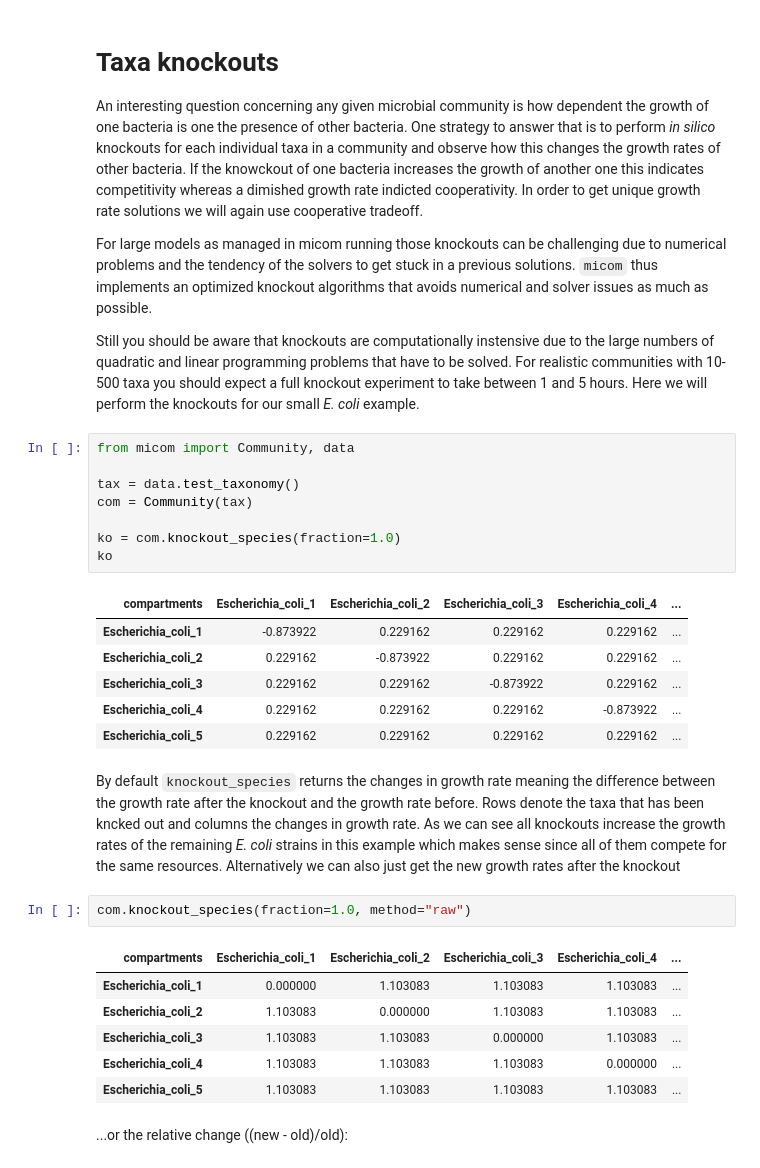
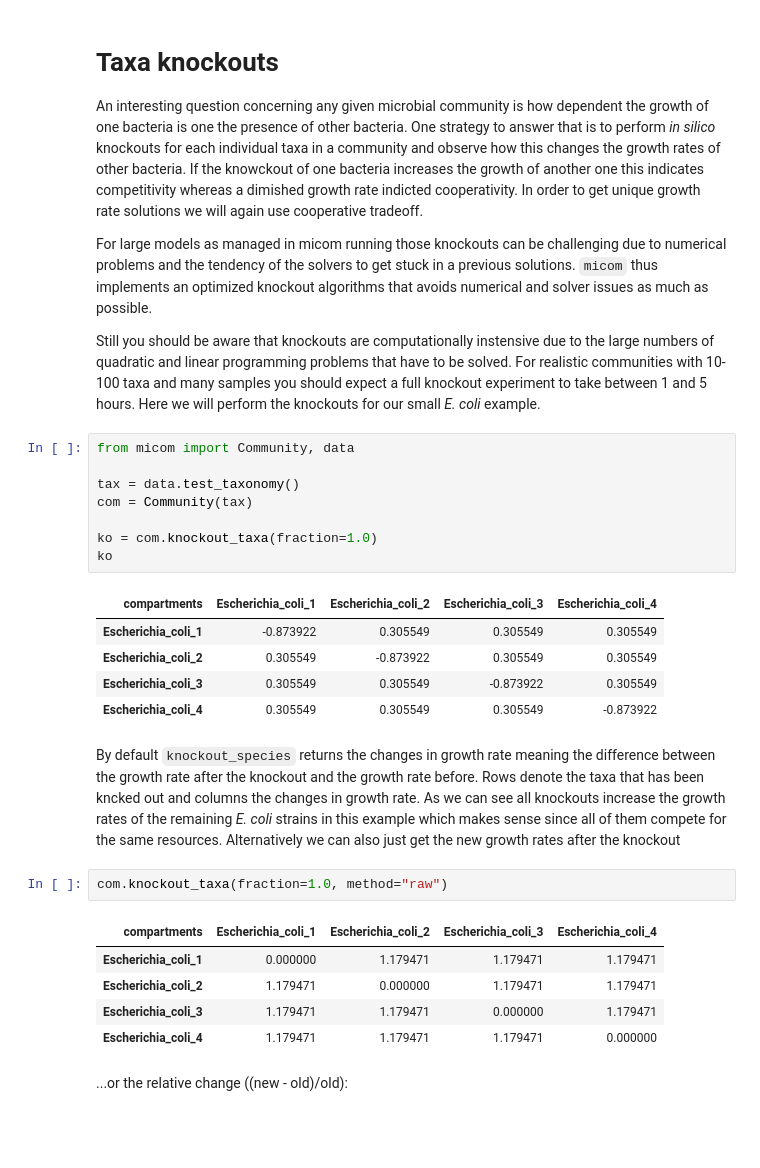
Before and after one commit to micom-dev/micom, a Jupyter notebook: docs/source/taxa_knockouts.ipynb, the cells around one changed output. Drawn from its saved outputs; the diff is of its cells as text; blank space fills up the shorter version.

```diff
--- a/docs/source/taxa_knockouts.ipynb
+++ b/docs/source/taxa_knockouts.ipynb
@@ -7,33 +7,31 @@ taxa in a community and observe how this changes the growth rates of other bacte
 For large models as managed in micom running those knockouts can be challenging due to numerical problems and the tendency of the solvers to get stuck in a previous solutions. `micom` thus implements an optimized knockout algorithms that avoids
 numerical and solver issues as much as possible.
 
-Still you should be aware that knockouts are computationally instensive due to the large numbers of quadratic and linear programming problems that have to be solved. For realistic communities with 10-500 taxa you should expect a full knockout experiment to take between 1 and 5 hours. Here we will perform the knockouts for our small *E. coli* example.
+Still you should be aware that knockouts are computationally instensive due to the large numbers of quadratic and linear programming problems that have to be solved. For realistic communities with 10-100 taxa and many samples you should expect a full knockout experiment to take between 1 and 5 hours. Here we will perform the knockouts for our small *E. coli* example.
 # %%
 from micom import Community, data
 
 tax = data.test_taxonomy()
 com = Community(tax)
 
-ko = com.knockout_species(fraction=1.0)
+ko = com.knockout_taxa(fraction=1.0)
 ko
 # %% [output]
-| compartments | Escherichia_coli_1 | Escherichia_coli_2 | Escherichia_coli_3 | Escherichia_coli_4 | ... |
-| Escherichia_coli_1 | -0.873922 | 0.229162 | 0.229162 | 0.229162 | ... |
-| Escherichia_coli_2 | 0.229162 | -0.873922 | 0.229162 | 0.229162 | ... |
-| Escherichia_coli_3 | 0.229162 | 0.229162 | -0.873922 | 0.229162 | ... |
-| Escherichia_coli_4 | 0.229162 | 0.229162 | 0.229162 | -0.873922 | ... |
-| Escherichia_coli_5 | 0.229162 | 0.229162 | 0.229162 | 0.229162 | ... |
+| compartments | Escherichia_coli_1 | Escherichia_coli_2 | Escherichia_coli_3 | Escherichia_coli_4 |
+| Escherichia_coli_1 | -0.873922 | 0.305549 | 0.305549 | 0.305549 |
+| Escherichia_coli_2 | 0.305549 | -0.873922 | 0.305549 | 0.305549 |
+| Escherichia_coli_3 | 0.305549 | 0.305549 | -0.873922 | 0.305549 |
+| Escherichia_coli_4 | 0.305549 | 0.305549 | 0.305549 | -0.873922 |
 # %% [markdown]
 By default `knockout_species` returns the changes in growth rate meaning the difference between the growth rate after the knockout and the growth rate before. Rows denote the taxa that has been kncked out and columns the changes in growth rate. As we can see all knockouts increase the growth rates of the remaining *E. coli* strains in this example which makes sense since all of them compete for the same resources. Alternatively we can also just get the new growth rates after the knockout
 # %%
-com.knockout_species(fraction=1.0, method="raw")
+com.knockout_taxa(fraction=1.0, method="raw")
 # %% [output]
-| compartments | Escherichia_coli_1 | Escherichia_coli_2 | Escherichia_coli_3 | Escherichia_coli_4 | ... |
-| Escherichia_coli_1 | 0.000000 | 1.103083 | 1.103083 | 1.103083 | ... |
-| Escherichia_coli_2 | 1.103083 | 0.000000 | 1.103083 | 1.103083 | ... |
-| Escherichia_coli_3 | 1.103083 | 1.103083 | 0.000000 | 1.103083 | ... |
-| Escherichia_coli_4 | 1.103083 | 1.103083 | 1.103083 | 0.000000 | ... |
-| Escherichia_coli_5 | 1.103083 | 1.103083 | 1.103083 | 1.103083 | ... |
+| compartments | Escherichia_coli_1 | Escherichia_coli_2 | Escherichia_coli_3 | Escherichia_coli_4 |
+| Escherichia_coli_1 | 0.000000 | 1.179471 | 1.179471 | 1.179471 |
+| Escherichia_coli_2 | 1.179471 | 0.000000 | 1.179471 | 1.179471 |
+| Escherichia_coli_3 | 1.179471 | 1.179471 | 0.000000 | 1.179471 |
+| Escherichia_coli_4 | 1.179471 | 1.179471 | 1.179471 | 0.000000 |
 # %% [markdown]
 ...or the relative change ((new - old)/old):
 # %%
```
Also changed, not shown: parts of 2 cells of this notebook, 28 other files.
